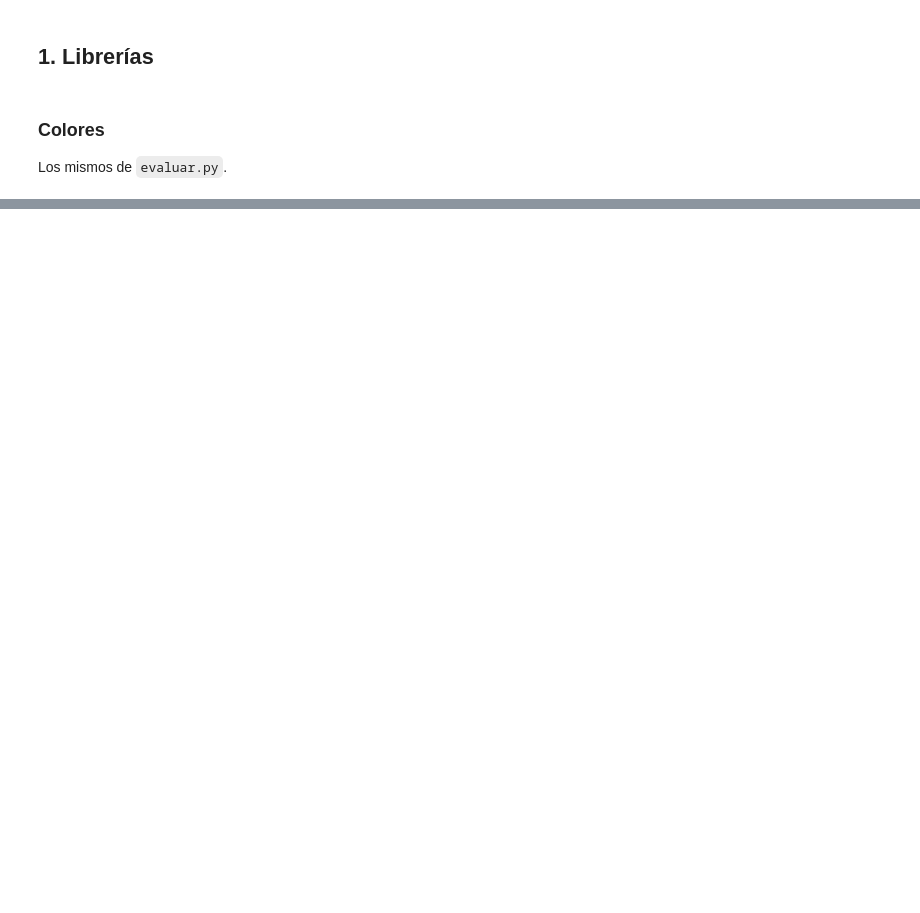
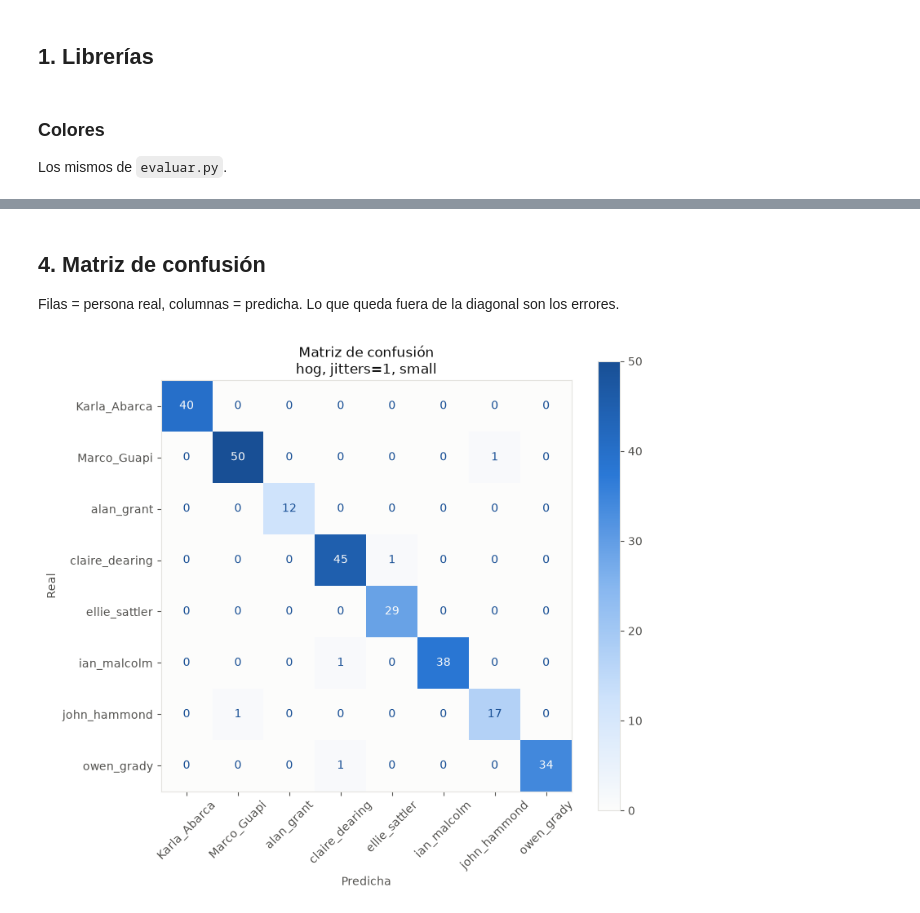
Before and after one commit to MarcoGuapi/face_recognition, a Jupyter notebook: evaluar.ipynb, the cells around one changed output, grey strips where cells are left out. Cells and saved outputs as stored; diff of their text form; code cells hidden in the pictures; blank space fills up the shorter version.

```diff
--- a/evaluar.ipynb
+++ b/evaluar.ipynb
@@ -182,0 +53,5 @@ plt.show()
+# %%
+DATASET = "dataset"
+DETECTOR = "hog"
+NUM_JITTERS = 1
+MODELO = "small"
@@ -182,0 +62,20 @@ plt.show()
+# %%
+EXTENSIONES = {".jpg", ".jpeg", ".png"}
+
+encodings, nombres = [], []
+for carpeta in sorted(p for p in Path(DATASET).iterdir() if p.is_dir()):
+    for foto in sorted(f for f in carpeta.iterdir() if f.suffix.lower() in EXTENSIONES):
+        imagen = cv2.imread(str(foto))
+        if imagen is None:
+            continue
+        rgb = cv2.cvtColor(imagen, cv2.COLOR_BGR2RGB)
+        cajas = face_recognition.face_locations(rgb, model=DETECTOR)
+        for encoding in face_recognition.face_encodings(
+                rgb, cajas, num_jitters=NUM_JITTERS, model=MODELO):
+            encodings.append(encoding)
+            nombres.append(carpeta.name)
+
+X, y = np.array(encodings), np.array(nombres)
+etiquetas = sorted(set(y))
+NOMBRE_CONFIG = f"{DETECTOR}, jitters={NUM_JITTERS}, {MODELO}"
+print(f"{NOMBRE_CONFIG}: {len(y)} rostros, {len(etiquetas)} personas")
@@ -182,0 +97,5 @@ plt.show()
+# %%
+cv = StratifiedKFold(n_splits=5, shuffle=True, random_state=42)
+y_pred = cross_val_predict(KNeighborsClassifier(n_neighbors=1), X, y, cv=cv)
+
+print(classification_report(y, y_pred, zero_division=0, digits=3))
@@ -182,0 +117,17 @@ plt.show()
+# %% [markdown]
+## 4. Matriz de confusión
+
+Filas = persona real, columnas = predicha. Lo que queda fuera de la diagonal son los errores.
+# %%
+fig, ax = plt.subplots(figsize=(8, 7))
+ConfusionMatrixDisplay.from_predictions(
+    y, y_pred, labels=etiquetas, ax=ax, xticks_rotation=45,
+    cmap=LinearSegmentedColormap.from_list("azules", AZULES),
+)
+ax.set_title(f"Matriz de confusión\n{NOMBRE_CONFIG}")
+ax.set_xlabel("Predicha")
+ax.set_ylabel("Real")
+plt.tight_layout()
+plt.show()
+# %% [output]
+[figure, added]
```
Also changed, not shown: parts of 40 cells of this notebook, 2 other files.
